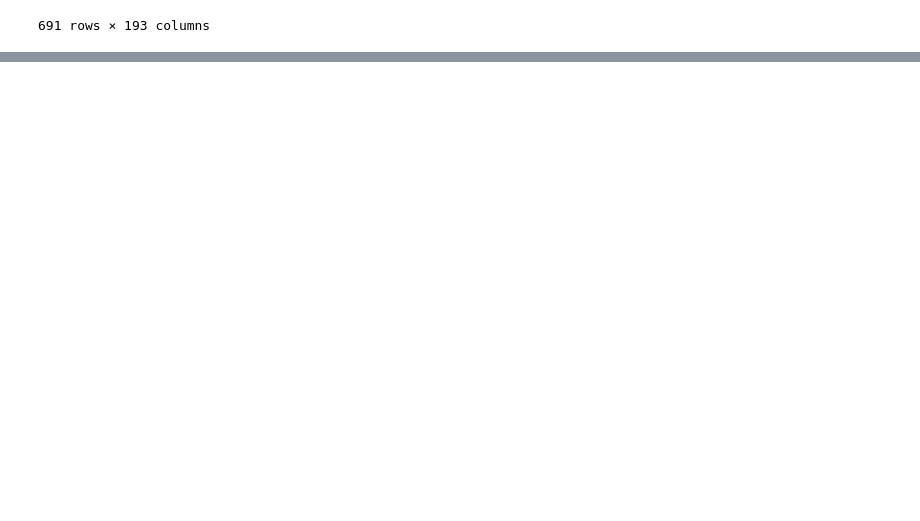
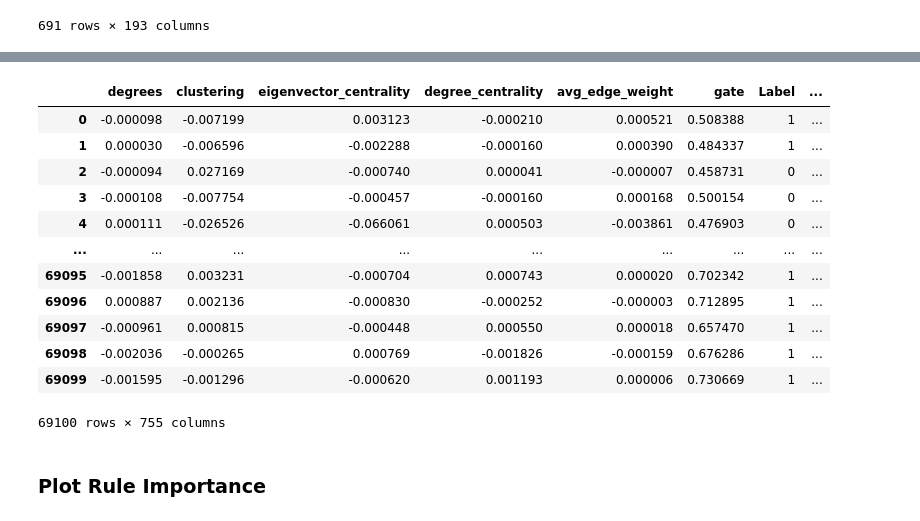
Before and after one commit to Xiaoxuan-Yu-ty/HybridKG, a Jupyter notebook: nesy_gnn/rule_analysis.ipynb, the cells around one changed output, grey strips where cells are left out. Saved outputs shown, nothing was run; the diff lists cells and outputs as text; code cells hidden in the pictures; blank space fills up the shorter version.

```diff
--- a/nesy_gnn/rule_analysis.ipynb
+++ b/nesy_gnn/rule_analysis.ipynb
@@ -929,0 +1007,18 @@ result
+# %%
+df_samples
+# %% [output]
+|  | degrees | clustering | eigenvector_centrality | degree_centrality | avg_edge_weight | gate | Label | ... |
+| 0 | -0.000098 | -0.007199 | 0.003123 | -0.000210 | 0.000521 | 0.508388 | 1 | ... |
+| 1 | 0.000030 | -0.006596 | -0.002288 | -0.000160 | 0.000390 | 0.484337 | 1 | ... |
+| 2 | -0.000094 | 0.027169 | -0.000740 | 0.000041 | -0.000007 | 0.458731 | 0 | ... |
+| 3 | -0.000108 | -0.007754 | -0.000457 | -0.000160 | 0.000168 | 0.500154 | 0 | ... |
+| 4 | 0.000111 | -0.026526 | -0.066061 | 0.000503 | -0.003861 | 0.476903 | 0 | ... |
+| ... | ... | ... | ... | ... | ... | ... | ... | ... |
+| 69095 | -0.001858 | 0.003231 | -0.000704 | 0.000743 | 0.000020 | 0.702342 | 1 | ... |
+| 69096 | 0.000887 | 0.002136 | -0.000830 | -0.000252 | -0.000003 | 0.712895 | 1 | ... |
+| 69097 | -0.000961 | 0.000815 | -0.000448 | 0.000550 | 0.000018 | 0.657470 | 1 | ... |
+| 69098 | -0.002036 | -0.000265 | 0.000769 | -0.001826 | -0.000159 | 0.676286 | 1 | ... |
+| 69099 | -0.001595 | -0.001296 | -0.000620 | 0.001193 | 0.000006 | 0.730669 | 1 | ... |
+69100 rows × 755 columns
+# %% [markdown]
+### Plot Rule Importance
```
Also changed, not shown: parts of 10 cells of this notebook, 2 other files.
